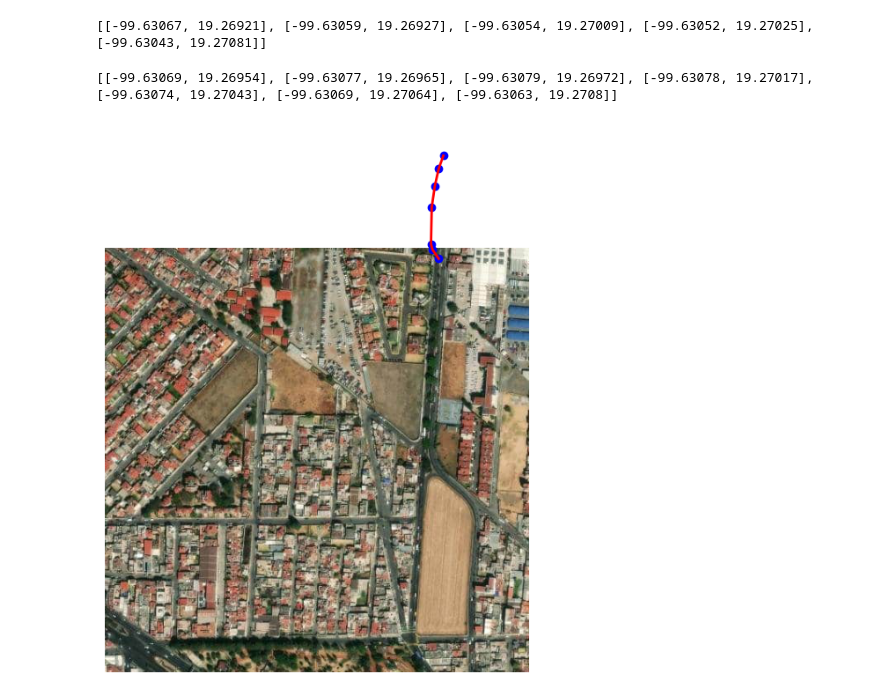
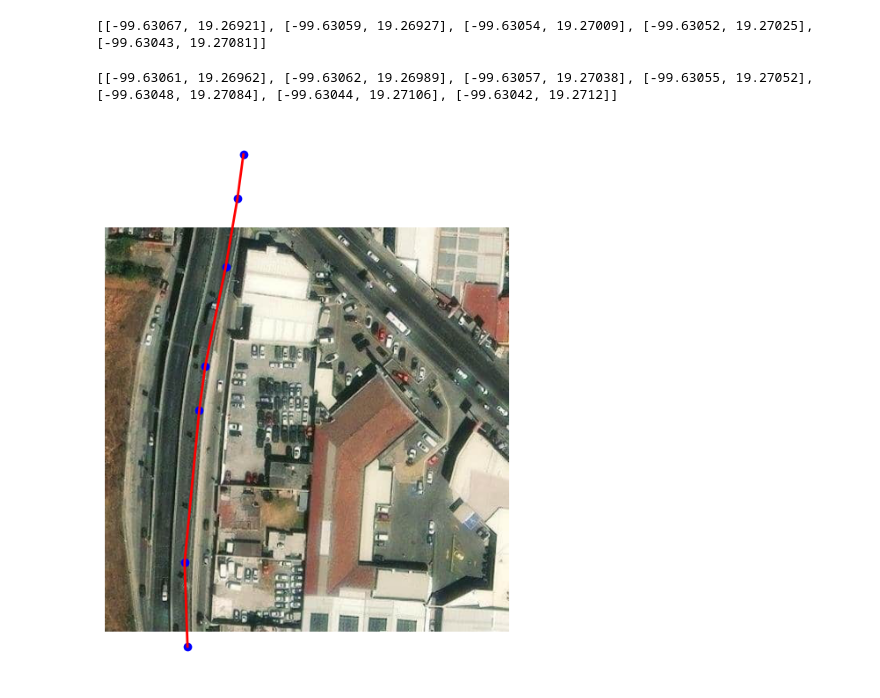
Before and after one commit to nachooglpz/Guadalahacks, a Jupyter notebook: data.ipynb, the cells around one changed output. Cells and saved outputs as stored; diff of their text form; code cells hidden in the pictures.

Commit message:
el mapa ahora utiliza la coordenada central como origen

```diff
--- a/data.ipynb
+++ b/data.ipynb
@@ -58,36 +58,37 @@ api_key = '376xUn1eTcHS5TgRBB9ahgKo914GUvRfpzR_pptCmPE'
 # Coordinates for the line
 f = open('/home/nacho/Desktop/data/STREETS_NAV/SREETS_NAV_4815075.geojson')
 
 content = f.read()
 
 py_obj = json.loads(content, object_hook=lambda d: SimpleNamespace(**d))
-line_coords = py_obj.features[3].geometry.coordinates
+line_coords = py_obj.features[8].geometry.coordinates
 print(line_coords)
 
-# Use the first coordinate as the center for the satellite image
-latitude, longitude = line_coords[0][1], line_coords[0][0]
-zoom_level = 16
+# Use the middle coordinate as the center for the satellite image
+middle_index = len(line_coords) // 2
+latitude, longitude = line_coords[middle_index][1], line_coords[middle_index][0]
+zoom_level = 18
 tile_size = 512
 tile_format = 'png'
 
 # Get the satellite image and tile indices
 satellite_image, tile_x, tile_y = get_satellite_image(latitude, longitude, zoom_level, tile_size, tile_format, api_key)
 
 # Adjust all line coordinates to the tile
 line_pixels = [adjust_coords_to_tile(lat, lon, zoom_level, tile_size, tile_x, tile_y) for lon, lat in line_coords]
 
 # Plot the image and the lines
 plt.figure(figsize=(8, 8))
 plt.imshow(satellite_image)
 
 # Plot the lines by connecting the points
 x_coords, y_coords = zip(*line_pixels)
 plt.plot(x_coords, y_coords, color='red', linewidth=2)  # Draw the line in red
 plt.scatter(x_coords, y_coords, color='blue')  # Mark the points
 
 # Display the map
 plt.axis('off')
 plt.show()
 # %% [output]
-[[-99.63069, 19.26954], [-99.63077, 19.26965], [-99.63079, 19.26972], [-99.63078, 19.27017], [-99.63074, 19.27043], [-99.63069, 19.27064], [-99.63063, 19.2708]]
+[[-99.63061, 19.26962], [-99.63062, 19.26989], [-99.63057, 19.27038], [-99.63055, 19.27052], [-99.63048, 19.27084], [-99.63044, 19.27106], [-99.63042, 19.2712]]
-[figure, old version]
+[figure, new version]
```
